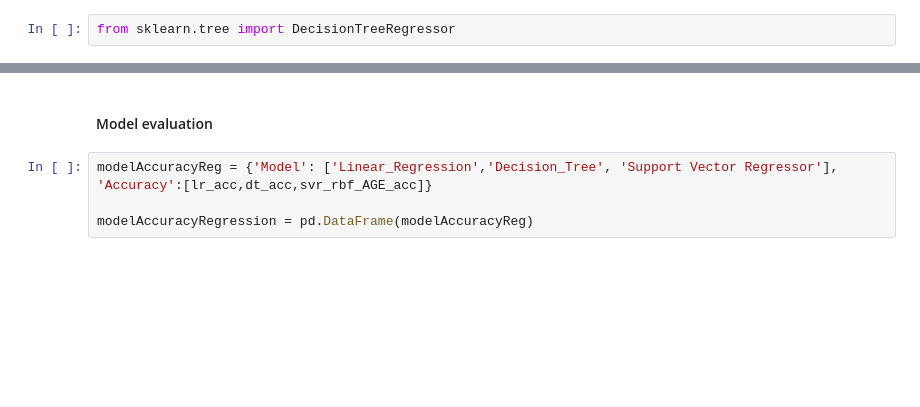
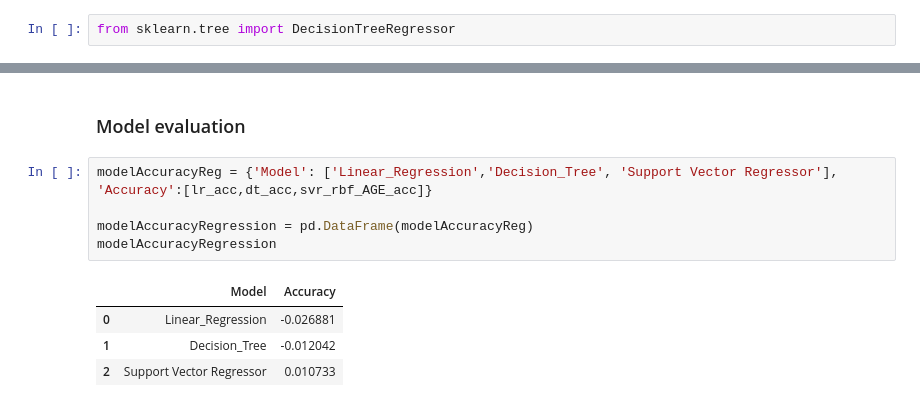
Before and after one commit to mzamfirdaus/dataminingproject, a Jupyter notebook: jupyterCode.ipynb, the cells around one changed output, grey strips where cells are left out. Saved outputs shown, nothing was run; the diff lists cells and outputs as text; blank space fills up the shorter version.

```diff
--- a/jupyterCode.ipynb
+++ b/jupyterCode.ipynb
@@ -1687,10 +1583,16 @@ svr_linear_AGE_acc
 # %% [markdown]
-#### Model evaluation
+### Model evaluation
 # %%
 modelAccuracyReg = {'Model': ['Linear_Regression','Decision_Tree', 'Support Vector Regressor'],
 'Accuracy':[lr_acc,dt_acc,svr_rbf_AGE_acc]}
 
 modelAccuracyRegression = pd.DataFrame(modelAccuracyReg)
+modelAccuracyRegression
+# %% [output]
+|  | Model | Accuracy |
+| 0 | Linear_Regression | -0.026881 |
+| 1 | Decision_Tree | -0.012042 |
+| 2 | Support Vector Regressor | 0.010733 |
 # %%
 alt.Chart(modelAccuracyRegression).mark_bar().encode(
     x='Model:O',
```
Also changed, not shown: parts of 67 cells of this notebook, 2 other files.
